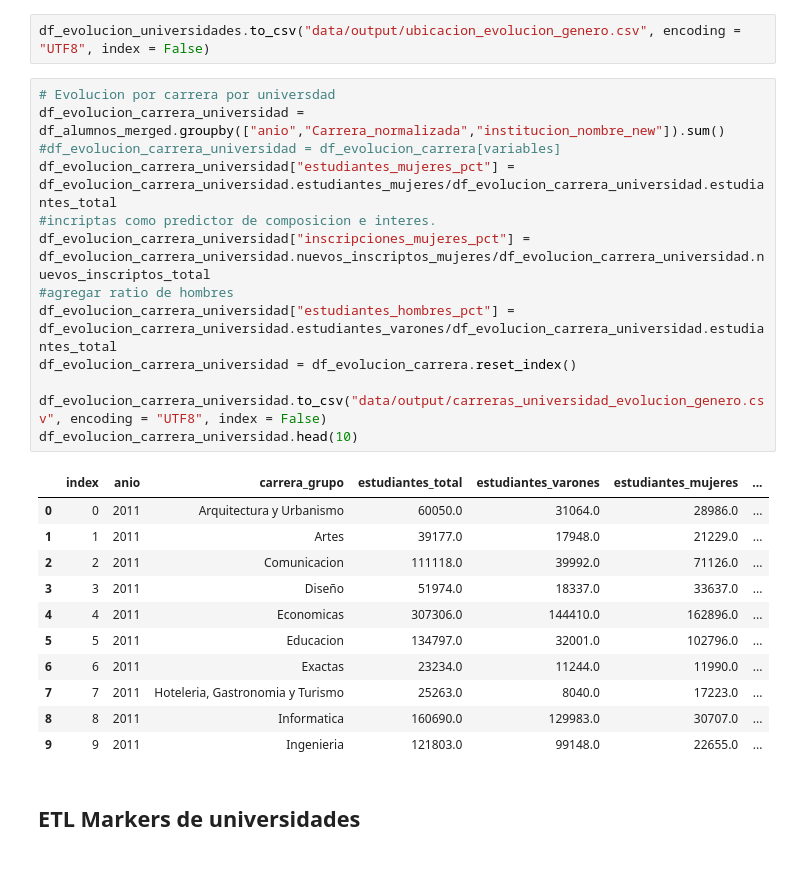
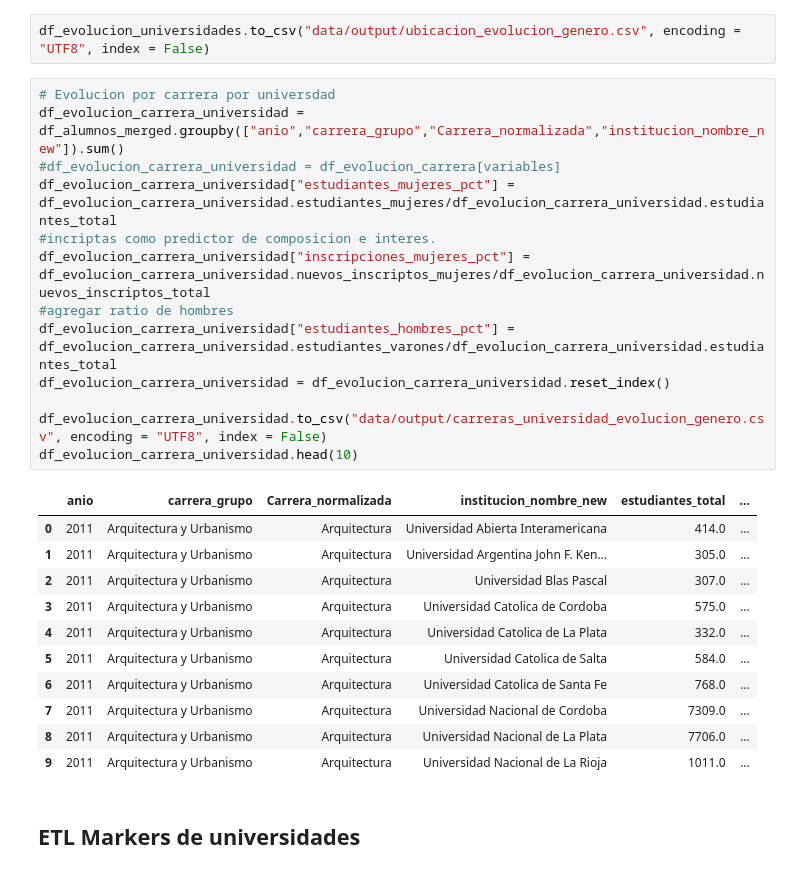
Before and after one commit to chicasentec/visualizacion_carreras, a Jupyter notebook: etl-next-journal.ipynb, the cells around one changed output. Saved outputs shown, nothing was run; the diff lists cells and outputs as text.

```diff
--- a/etl-next-journal.ipynb
+++ b/etl-next-journal.ipynb
@@ -247,29 +226,29 @@ df_evolucion_universidades.head()
 df_evolucion_universidades.to_csv("data/output/ubicacion_evolucion_genero.csv", encoding = "UTF8", index = False)
 # %%
 # Evolucion por carrera por universdad
-df_evolucion_carrera_universidad = df_alumnos_merged.groupby(["anio","Carrera_normalizada","institucion_nombre_new"]).sum()
+df_evolucion_carrera_universidad = df_alumnos_merged.groupby(["anio","carrera_grupo","Carrera_normalizada","institucion_nombre_new"]).sum()
 #df_evolucion_carrera_universidad = df_evolucion_carrera[variables]
 df_evolucion_carrera_universidad["estudiantes_mujeres_pct"] = df_evolucion_carrera_universidad.estudiantes_mujeres/df_evolucion_carrera_universidad.estudiantes_total
 #incriptas como predictor de composicion e interes.
 df_evolucion_carrera_universidad["inscripciones_mujeres_pct"] = df_evolucion_carrera_universidad.nuevos_inscriptos_mujeres/df_evolucion_carrera_universidad.nuevos_inscriptos_total
 #agregar ratio de hombres
 df_evolucion_carrera_universidad["estudiantes_hombres_pct"] = df_evolucion_carrera_universidad.estudiantes_varones/df_evolucion_carrera_universidad.estudiantes_total
-df_evolucion_carrera_universidad = df_evolucion_carrera.reset_index()
+df_evolucion_carrera_universidad = df_evolucion_carrera_universidad.reset_index()
 
 df_evolucion_carrera_universidad.to_csv("data/output/carreras_universidad_evolucion_genero.csv", encoding = "UTF8", index = False)
 df_evolucion_carrera_universidad.head(10)
 # %% [output]
-|  | index | anio | carrera_grupo | estudiantes_total | estudiantes_varones | estudiantes_mujeres | ... |
-| 0 | 0 | 2011 | Arquitectura y Urbanismo | 60050.0 | 31064.0 | 28986.0 | ... |
-| 1 | 1 | 2011 | Artes | 39177.0 | 17948.0 | 21229.0 | ... |
-| 2 | 2 | 2011 | Comunicacion | 111118.0 | 39992.0 | 71126.0 | ... |
-| 3 | 3 | 2011 | Diseño | 51974.0 | 18337.0 | 33637.0 | ... |
-| 4 | 4 | 2011 | Economicas | 307306.0 | 144410.0 | 162896.0 | ... |
-| 5 | 5 | 2011 | Educacion | 134797.0 | 32001.0 | 102796.0 | ... |
-| 6 | 6 | 2011 | Exactas | 23234.0 | 11244.0 | 11990.0 | ... |
-| 7 | 7 | 2011 | Hoteleria, Gastronomia y Turismo | 25263.0 | 8040.0 | 17223.0 | ... |
-| 8 | 8 | 2011 | Informatica | 160690.0 | 129983.0 | 30707.0 | ... |
-| 9 | 9 | 2011 | Ingenieria | 121803.0 | 99148.0 | 22655.0 | ... |
+|  | anio | carrera_grupo | Carrera_normalizada | institucion_nombre_new | estudiantes_total | ... |
+| 0 | 2011 | Arquitectura y Urbanismo | Arquitectura | Universidad Abierta Interamericana | 414.0 | ... |
+| 1 | 2011 | Arquitectura y Urbanismo | Arquitectura | Universidad Argentina John F. Ken... | 305.0 | ... |
+| 2 | 2011 | Arquitectura y Urbanismo | Arquitectura | Universidad Blas Pascal | 307.0 | ... |
+| 3 | 2011 | Arquitectura y Urbanismo | Arquitectura | Universidad Catolica de Cordoba | 575.0 | ... |
+| 4 | 2011 | Arquitectura y Urbanismo | Arquitectura | Universidad Catolica de La Plata | 332.0 | ... |
+| 5 | 2011 | Arquitectura y Urbanismo | Arquitectura | Universidad Catolica de Salta | 584.0 | ... |
+| 6 | 2011 | Arquitectura y Urbanismo | Arquitectura | Universidad Catolica de Santa Fe | 768.0 | ... |
+| 7 | 2011 | Arquitectura y Urbanismo | Arquitectura | Universidad Nacional de Cordoba | 7309.0 | ... |
+| 8 | 2011 | Arquitectura y Urbanismo | Arquitectura | Universidad Nacional de La Plata | 7706.0 | ... |
+| 9 | 2011 | Arquitectura y Urbanismo | Arquitectura | Universidad Nacional de La Rioja | 1011.0 | ... |
 # %% [markdown]
 ## ETL Markers de universidades
 # %%
```
Also changed, not shown: parts of 11 cells of this notebook, 6 other files.
